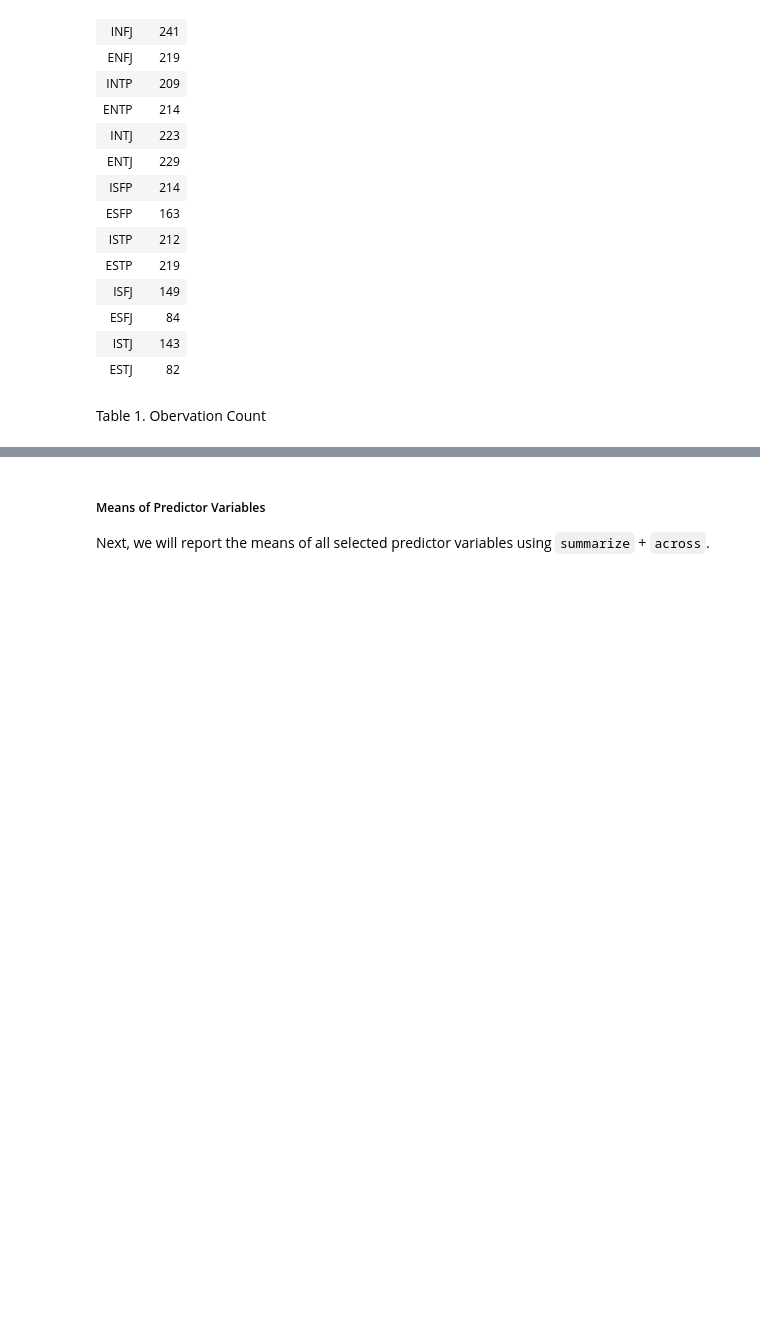
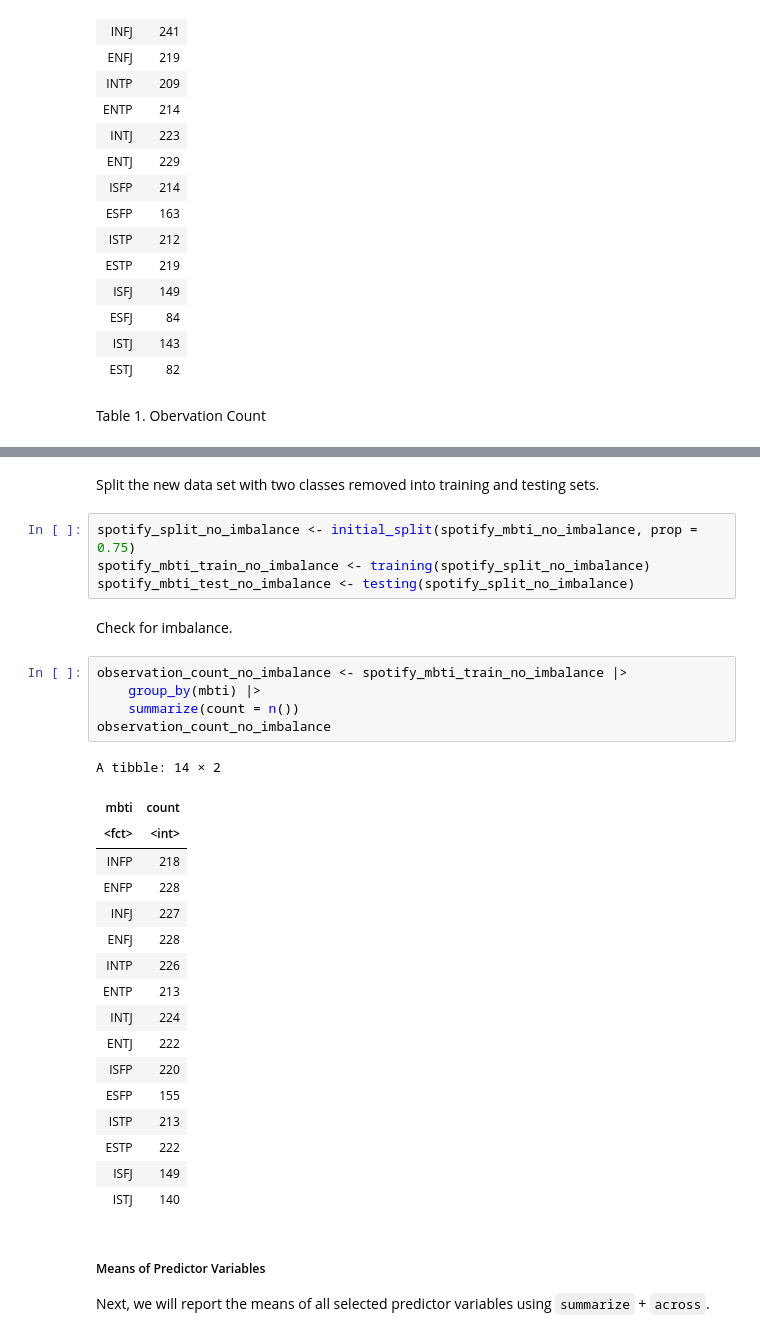
Before and after one commit to ccliang4/dsci-100-2022w1-sec-005-group-28, a Jupyter notebook: Group Project Report.ipynb, the cells around one changed output, grey strips where cells are left out. Cells and saved outputs as stored; diff of their text form; blank space fills up the shorter version.

Commit message:
Started updating data analysis with two classes removed

```diff
--- a/Group Project Report.ipynb
+++ b/Group Project Report.ipynb
@@ -196,3 +194,34 @@ From Table 1, we can see differences in counts range from two hundred to only ei
+# %% [markdown]
+Split the new data set with two classes removed into training and testing sets.
+# %%
+spotify_split_no_imbalance <- initial_split(spotify_mbti_no_imbalance, prop = 0.75)
+spotify_mbti_train_no_imbalance <- training(spotify_split_no_imbalance)
+spotify_mbti_test_no_imbalance <- testing(spotify_split_no_imbalance)
+# %% [markdown]
+Check for imbalance.
+# %%
+observation_count_no_imbalance <- spotify_mbti_train_no_imbalance |>
+    group_by(mbti) |>
+    summarize(count = n())
+observation_count_no_imbalance
+# %% [output]
+A tibble: 14 × 2
+| mbti | count |
+| <fct> | <int> |
+| INFP | 218 |
+| ENFP | 228 |
+| INFJ | 227 |
+| ENFJ | 228 |
+| INTP | 226 |
+| ENTP | 213 |
+| INTJ | 224 |
+| ENTJ | 222 |
+| ISFP | 220 |
+| ESFP | 155 |
+| ISTP | 213 |
+| ESTP | 222 |
+| ISFJ | 149 |
+| ISTJ | 140 |
 # %% [markdown]
 ##### Means of Predictor Variables
 Next, we will report the means of all selected predictor variables using `summarize` + `across`.
```
Also changed, not shown: parts of 16 cells of this notebook.
